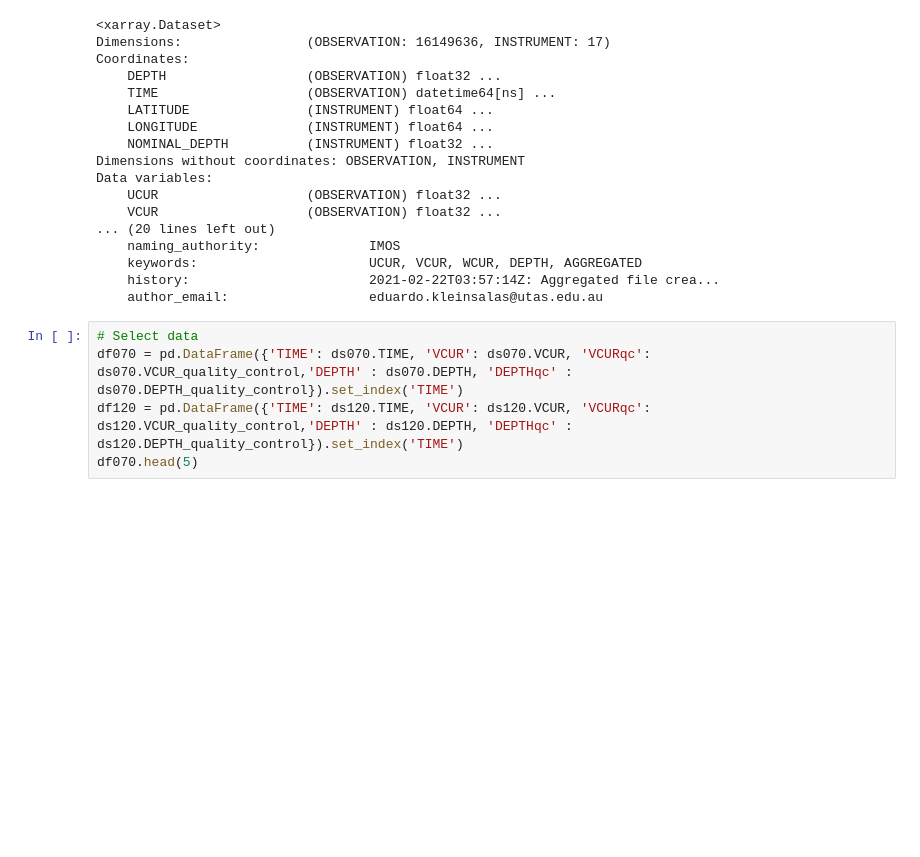
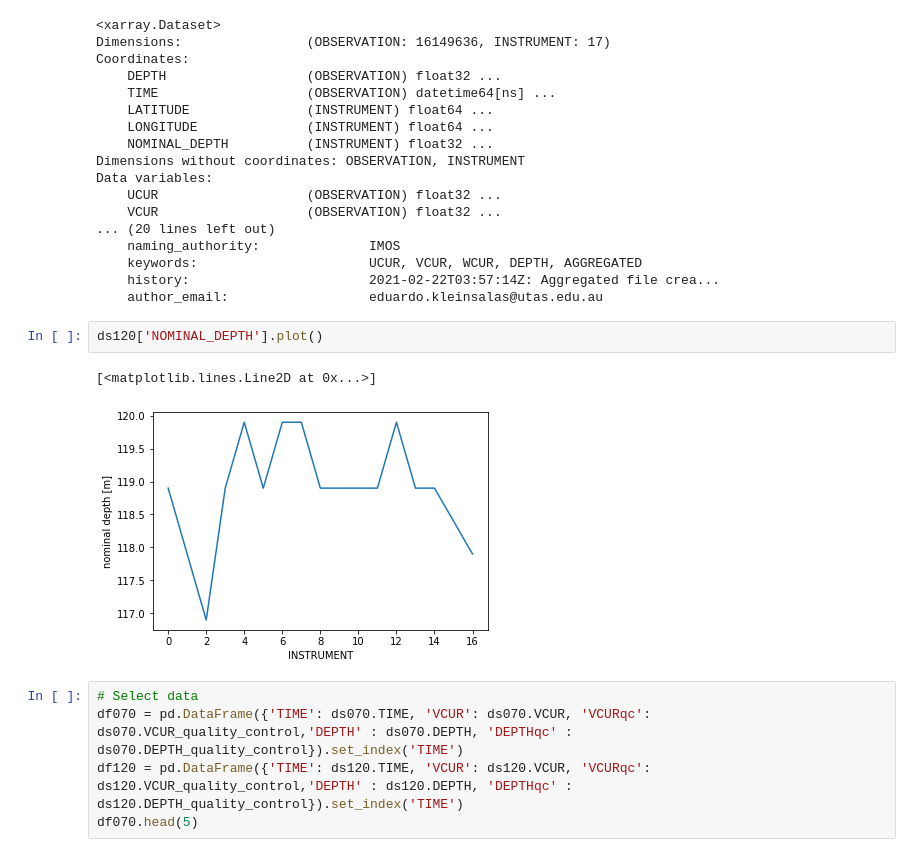
Before and after one commit to Lachlan00/BMP-Variability, a Jupyter notebook: mooring_velocities.ipynb, the cells around one changed output. Cells and saved outputs as stored; diff of their text form; blank space fills up the shorter version.

```diff
--- a/mooring_velocities.ipynb
+++ b/mooring_velocities.ipynb
@@ -29,6 +29,11 @@ Data variables:
     keywords:                      UCUR, VCUR, WCUR, DEPTH, AGGREGATED
     history:                       2021-02-22T03:57:14Z: Aggregated file crea...
     author_email:                  eduardo.kleinsalas@utas.edu.au
+# %%
+ds120['NOMINAL_DEPTH'].plot()
+# %% [output]
+[<matplotlib.lines.Line2D at 0x...>]
+[figure, added]
 # %%
 # Select data
 df070 = pd.DataFrame({'TIME': ds070.TIME, 'VCUR': ds070.VCUR, 'VCURqc': ds070.VCUR_quality_control,'DEPTH' : ds070.DEPTH, 'DEPTHqc' : ds070.DEPTH_quality_control}).set_index('TIME')
```
Also changed, not shown: 3 other files.
